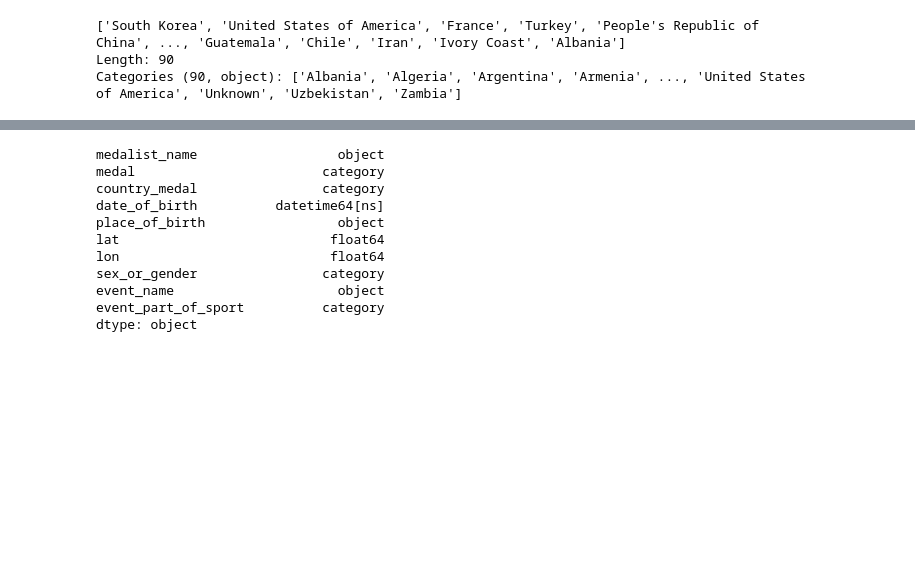
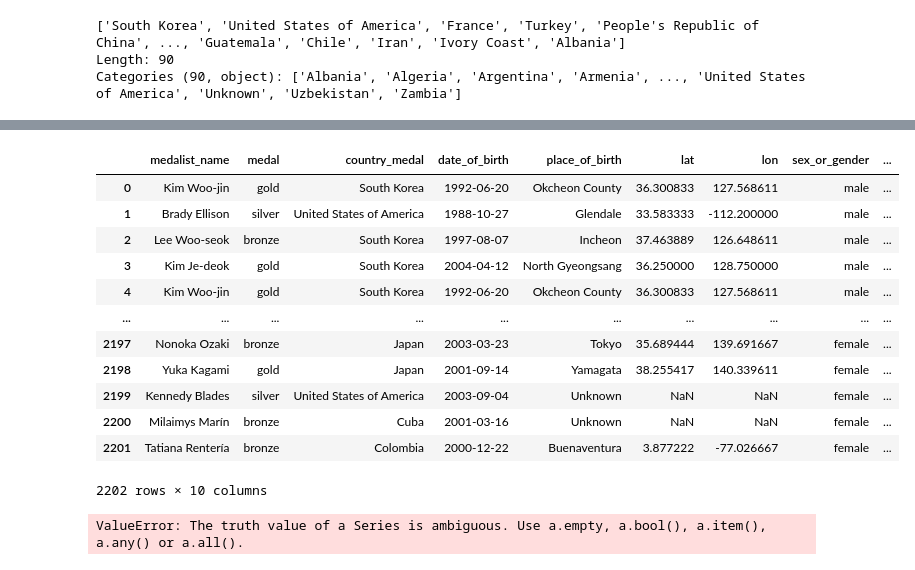
Before and after one commit to PujanFanju1/Data_projects_24, a Jupyter notebook: Olympics_medalists/olympics_medalists.ipynb, the cells around one changed output, grey strips where cells are left out. Drawn from its saved outputs; the diff is of its cells as text; code cells hidden in the pictures; blank space fills up the shorter version.

Commit message:
Updated medalists.

```diff
--- a/Olympics_medalists/olympics_medalists.ipynb
+++ b/Olympics_medalists/olympics_medalists.ipynb
@@ -214,14 +229,26 @@ Categories (90, object): ['Albania', 'Algeria', 'Argentina', 'Armenia', ..., 'Un
 # %%
-medalists.dtypes
+medalists
 # %% [output]
+|  | medalist_name | medal | country_medal | date_of_birth | place_of_birth | lat | lon | sex_or_gender | ... |
+| 0 | Kim Woo-jin | gold | South Korea | 1992-06-20 | Okcheon County | 36.300833 | 127.568611 | male | ... |
+| 1 | Brady Ellison | silver | United States of America | 1988-10-27 | Glendale | 33.583333 | -112.200000 | male | ... |
+| 2 | Lee Woo-seok | bronze | South Korea | 1997-08-07 | Incheon | 37.463889 | 126.648611 | male | ... |
+| 3 | Kim Je-deok | gold | South Korea | 2004-04-12 | North Gyeongsang | 36.250000 | 128.750000 | male | ... |
+| 4 | Kim Woo-jin | gold | South Korea | 1992-06-20 | Okcheon County | 36.300833 | 127.568611 | male | ... |
+| ... | ... | ... | ... | ... | ... | ... | ... | ... | ... |
+| 2197 | Nonoka Ozaki | bronze | Japan | 2003-03-23 | Tokyo | 35.689444 | 139.691667 | female | ... |
+| 2198 | Yuka Kagami | gold | Japan | 2001-09-14 | Yamagata | 38.255417 | 140.339611 | female | ... |
+| 2199 | Kennedy Blades | silver | United States of America | 2003-09-04 | Unknown | NaN | NaN | female | ... |
+| 2200 | Milaimys Marín | bronze | Cuba | 2001-03-16 | Unknown | NaN | NaN | female | ... |
+| 2201 | Tatiana Rentería | bronze | Colombia | 2000-12-22 | Buenaventura | 3.877222 | -77.026667 | female | ... |
-medalist_name                  object
-medal                        category
-country_medal                category
-date_of_birth          datetime64[ns]
-place_of_birth                 object
-lat                           float64
-lon                           float64
-sex_or_gender                category
-event_name                     object
-event_part_of_sport          category
-dtype: object
+2202 rows × 10 columns
+# %%
+from datetime import datetime
+
+today = datetime.today()
+medalists['age'] = today.year - medalists['date_of_birth'].dt.year - ((today.month, today.day) < (medalists['date_of_birth'].dt.month, medalists['date_of_birth'].dt.day))
+# ((today.month, today.day) < (medalists['date_of_birth'].dt.month, medalists['date_of_birth'].dt.day))
+# This compares today's month and date with the medalist's bday month and date.
+# If today's date is less than the participant's bday, then their bday hasn't happened yet so the statement will be True and we subtract 1.
+# %% [output]
+ValueError: The truth value of a Series is ambiguous. Use a.empty, a.bool(), a.item(), a.any() or a.all().
```
Also changed, not shown: parts of 2 cells of this notebook.
